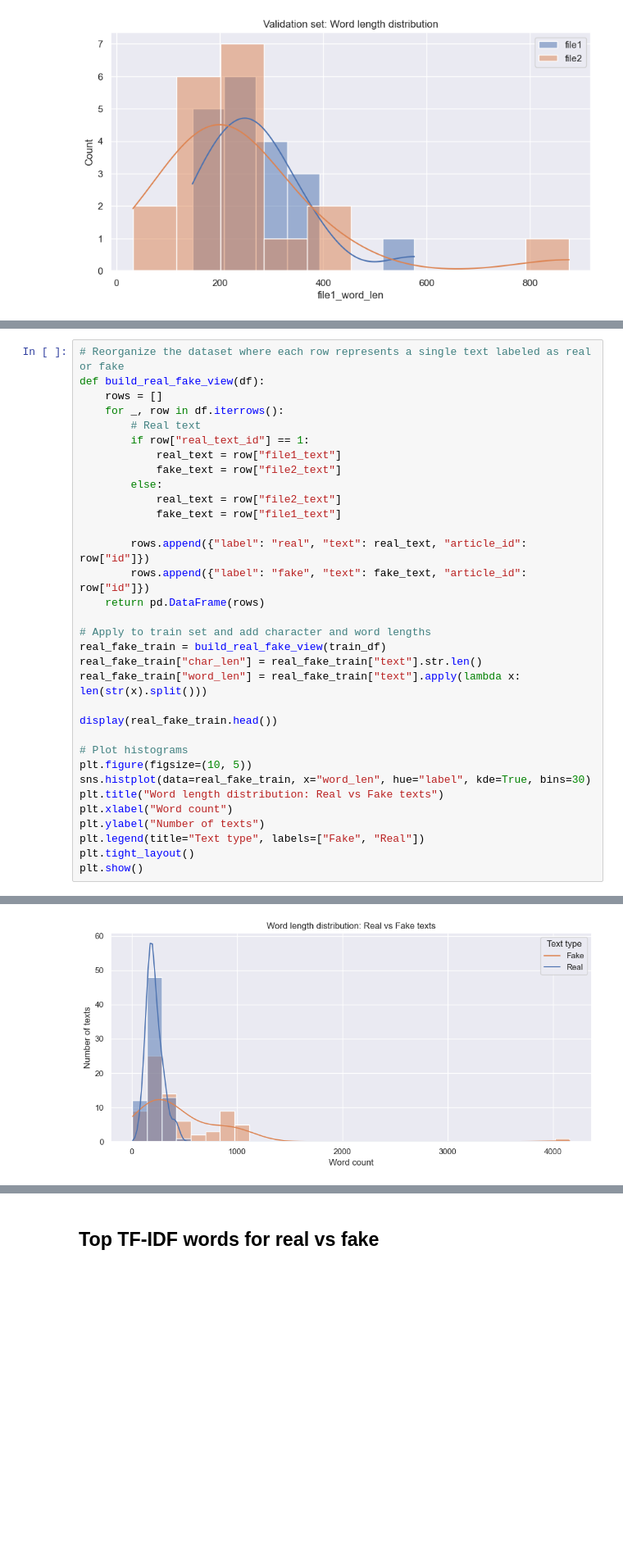
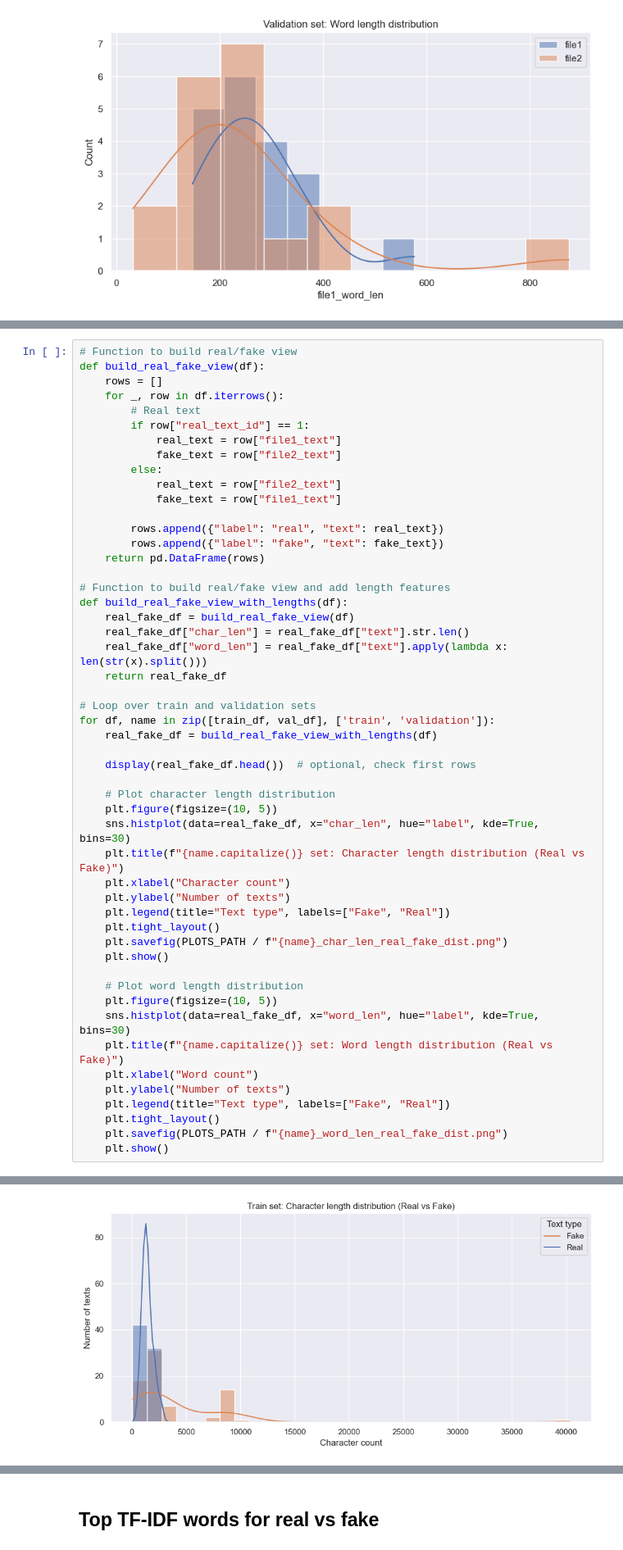
Before and after one commit to photoli93/esa_fake_or_real, a Jupyter notebook: notebooks/01_EDA.ipynb, the cells around one changed output, grey strips where cells are left out. Shown at 82% size. Drawn from its saved outputs; the diff is of its cells as text; blank space fills up the shorter version.

Commit message:
update adding val_df in the loop

```diff
--- a/notebooks/01_EDA.ipynb
+++ b/notebooks/01_EDA.ipynb
@@ -93,5 +95,5 @@ for df, name in zip([train_df, val_df], ['train', 'validation']):
 # %%
-# Reorganize the dataset where each row represents a single text labeled as real or fake
+# Function to build real/fake view
 def build_real_fake_view(df):
     rows = []
     for _, row in df.iterrows():
@@ -103,24 +105,42 @@ def build_real_fake_view(df):
             real_text = row["file2_text"]
             fake_text = row["file1_text"]
 
-        rows.append({"label": "real", "text": real_text, "article_id": row["id"]})
-        rows.append({"label": "fake", "text": fake_text, "article_id": row["id"]})
+        rows.append({"label": "real", "text": real_text})
+        rows.append({"label": "fake", "text": fake_text})
     return pd.DataFrame(rows)
 
-# Apply to train set and add character and word lengths
-real_fake_train = build_real_fake_view(train_df)
-real_fake_train["char_len"] = real_fake_train["text"].str.len()
-real_fake_train["word_len"] = real_fake_train["text"].apply(lambda x: len(str(x).split()))
+# Function to build real/fake view and add length features
+def build_real_fake_view_with_lengths(df):
+    real_fake_df = build_real_fake_view(df)
+    real_fake_df["char_len"] = real_fake_df["text"].str.len()
+    real_fake_df["word_len"] = real_fake_df["text"].apply(lambda x: len(str(x).split()))
+    return real_fake_df
 
-display(real_fake_train.head())
+# Loop over train and validation sets
+for df, name in zip([train_df, val_df], ['train', 'validation']):
+    real_fake_df = build_real_fake_view_with_lengths(df)
 
-# Plot histograms
-plt.figure(figsize=(10, 5))
-sns.histplot(data=real_fake_train, x="word_len", hue="label", kde=True, bins=30)
-plt.title("Word length distribution: Real vs Fake texts")
-plt.xlabel("Word count")
-plt.ylabel("Number of texts")
-plt.legend(title="Text type", labels=["Fake", "Real"])
-plt.tight_layout()
-plt.show()
+    display(real_fake_df.head())  # optional, check first rows
+
+    # Plot character length distribution
+    plt.figure(figsize=(10, 5))
+    sns.histplot(data=real_fake_df, x="char_len", hue="label", kde=True, bins=30)
+    plt.title(f"{name.capitalize()} set: Character length distribution (Real vs Fake)")
+    plt.xlabel("Character count")
+    plt.ylabel("Number of texts")
+    plt.legend(title="Text type", labels=["Fake", "Real"])
+    plt.tight_layout()
+    plt.savefig(PLOTS_PATH / f"{name}_char_len_real_fake_dist.png")
+    plt.show()
+
+    # Plot word length distribution
+    plt.figure(figsize=(10, 5))
+    sns.histplot(data=real_fake_df, x="word_len", hue="label", kde=True, bins=30)
+    plt.title(f"{name.capitalize()} set: Word length distribution (Real vs Fake)")
+    plt.xlabel("Word count")
+    plt.ylabel("Number of texts")
+    plt.legend(title="Text type", labels=["Fake", "Real"])
+    plt.tight_layout()
+    plt.savefig(PLOTS_PATH / f"{name}_word_len_real_fake_dist.png")
+    plt.show()
 # %% [output]
@@ -133 +153 @@ plt.show()
-[figure, old version]
+[figure, new version]
```
Also changed, not shown: parts of 10 cells of this notebook, 2 other files.
